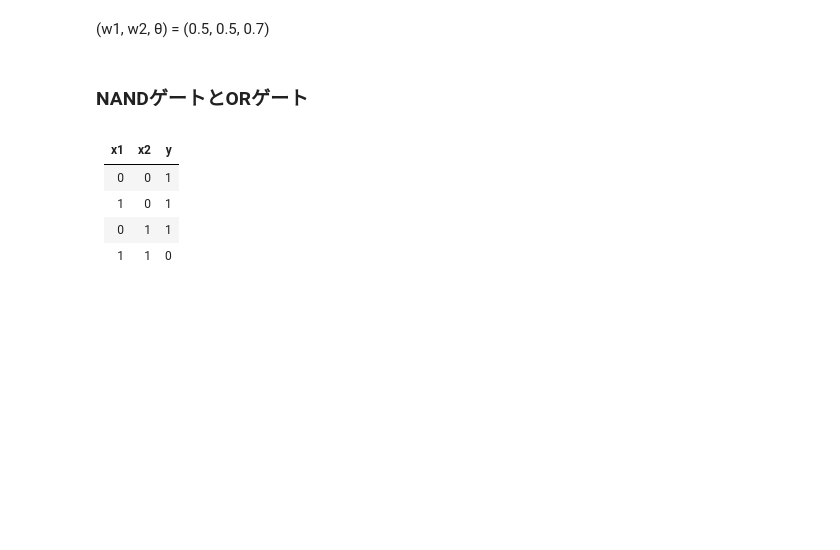
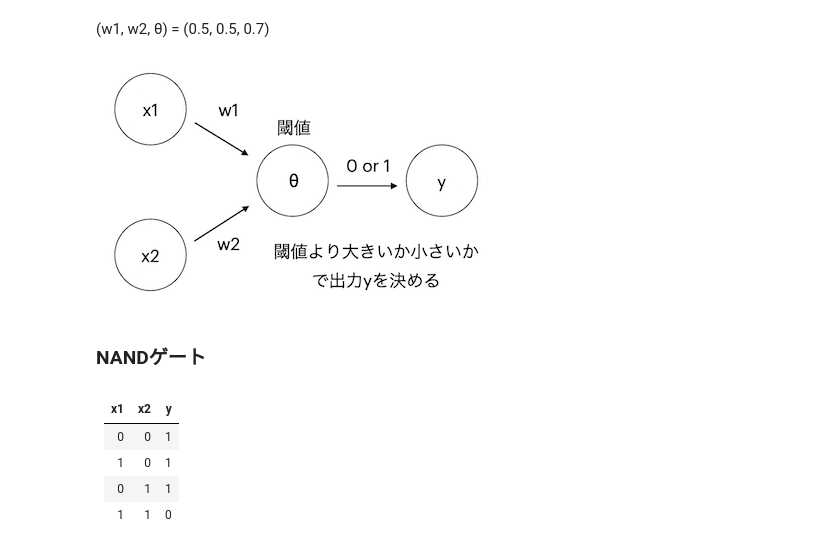
Before and after one commit to gotoh-poclab/deeplearning_study, a Jupyter notebook: studynote_2/2-01 パーセプトロン.ipynb, the cells around one changed output. Saved outputs shown, nothing was run; the diff lists cells and outputs as text; code cells hidden in the pictures; blank space fills up the shorter version.

```diff
--- a/studynote_2/2-01 パーセプトロン.ipynb
+++ b/studynote_2/2-01 パーセプトロン.ipynb
@@ -28,5 +41,9 @@ $$
 |   1 |    1   |    1    |
 # %% [markdown]
 (w1, w2, θ) = (0.5, 0.5, 0.7)
+# %%
+Image("./figure/閾値.png")
+# %% [output]
+[figure, added]
 # %% [markdown]
-### NANDゲートとORゲート
+### NANDゲート
```
Also changed, not shown: parts of 34 cells of this notebook, 2 other files.
